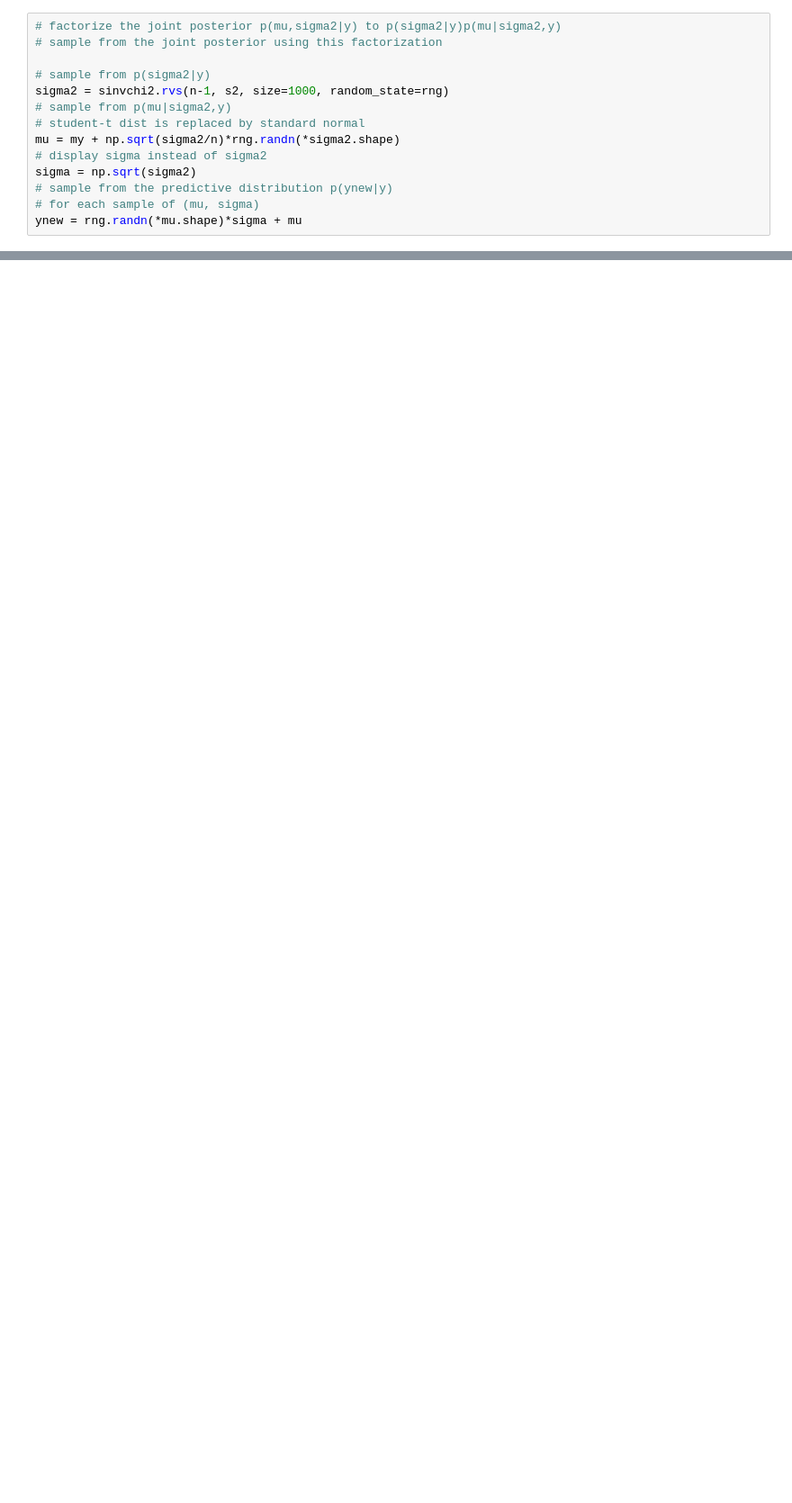
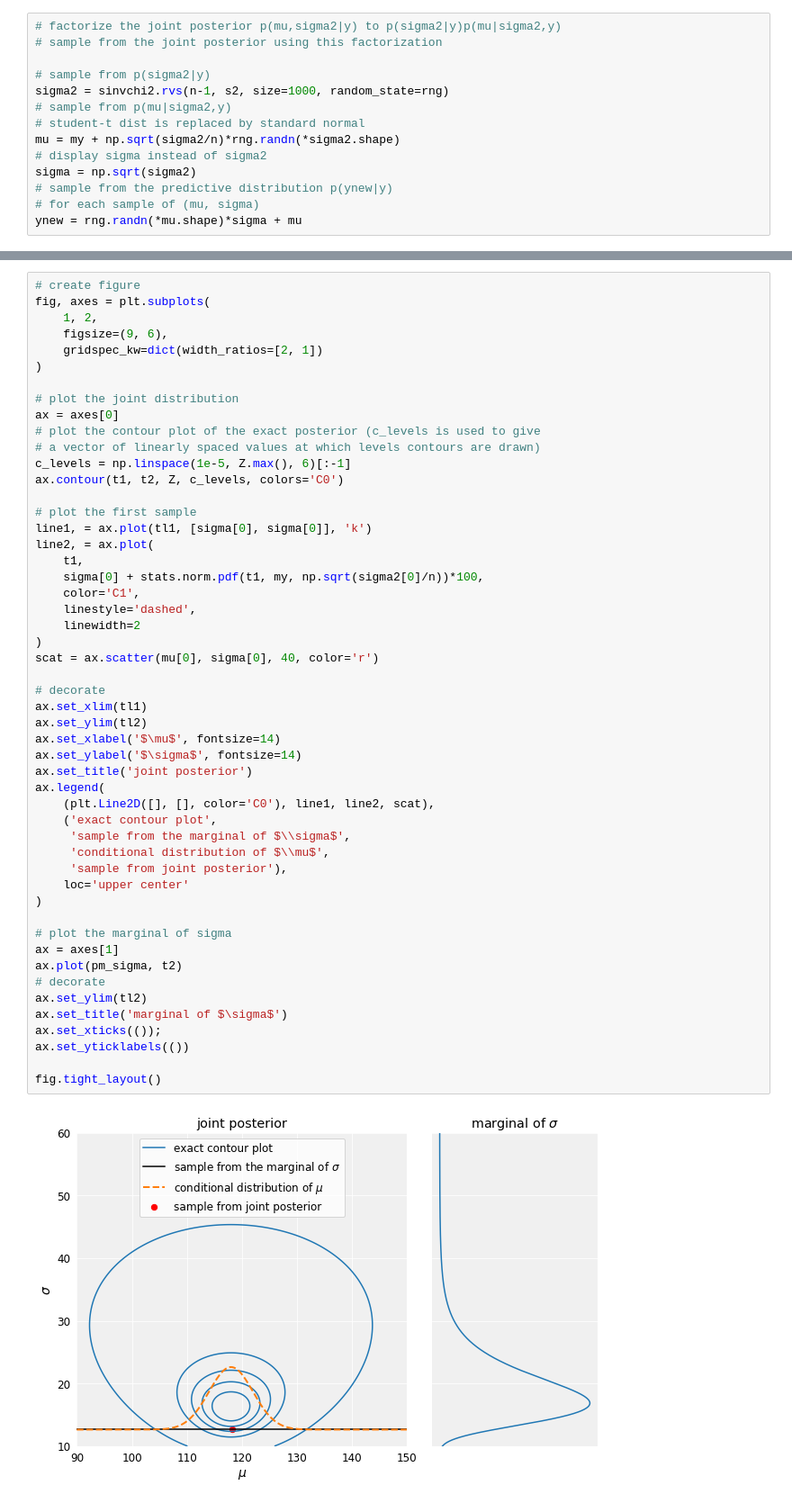
Before and after one commit to totucuong/bayes_data_analysis, a Jupyter notebook: bda/ch3_gelman_bda.ipynb, the cells around one changed output, grey strips where cells are left out. Shown at 90% size. Cells and saved outputs as stored; diff of their text form; blank space fills up the shorter version.

```diff
--- a/bda/ch3_gelman_bda.ipynb
+++ b/bda/ch3_gelman_bda.ipynb
@@ -87,0 +235,53 @@ rng.randn(*sigma2.shape).shape
+# %%
+# create figure
+fig, axes = plt.subplots(
+    1, 2,
+    figsize=(9, 6),
+    gridspec_kw=dict(width_ratios=[2, 1])
+)
+
+# plot the joint distribution
+ax = axes[0]
+# plot the contour plot of the exact posterior (c_levels is used to give
+# a vector of linearly spaced values at which levels contours are drawn)
+c_levels = np.linspace(1e-5, Z.max(), 6)[:-1]
+ax.contour(t1, t2, Z, c_levels, colors='C0')
+
+# plot the first sample
+line1, = ax.plot(tl1, [sigma[0], sigma[0]], 'k')
+line2, = ax.plot(
+    t1,
+    sigma[0] + stats.norm.pdf(t1, my, np.sqrt(sigma2[0]/n))*100,
+    color='C1',
+    linestyle='dashed',
+    linewidth=2
+)
+scat = ax.scatter(mu[0], sigma[0], 40, color='r')
+
+# decorate
+ax.set_xlim(tl1)
+ax.set_ylim(tl2)
+ax.set_xlabel('$\mu$', fontsize=14)
+ax.set_ylabel('$\sigma$', fontsize=14)
+ax.set_title('joint posterior')
+ax.legend(
+    (plt.Line2D([], [], color='C0'), line1, line2, scat),
+    ('exact contour plot',
+     'sample from the marginal of $\\sigma$',
+     'conditional distribution of $\\mu$',
+     'sample from joint posterior'),
+    loc='upper center'
+)
+
+# plot the marginal of sigma
+ax = axes[1]
+ax.plot(pm_sigma, t2)
+# decorate
+ax.set_ylim(tl2)
+ax.set_title('marginal of $\sigma$')
+ax.set_xticks(());
+ax.set_yticklabels(())
+
+fig.tight_layout()
+# %% [output]
+[figure, added]
```
Also changed, not shown: parts of 16 cells of this notebook, 4 other files.
